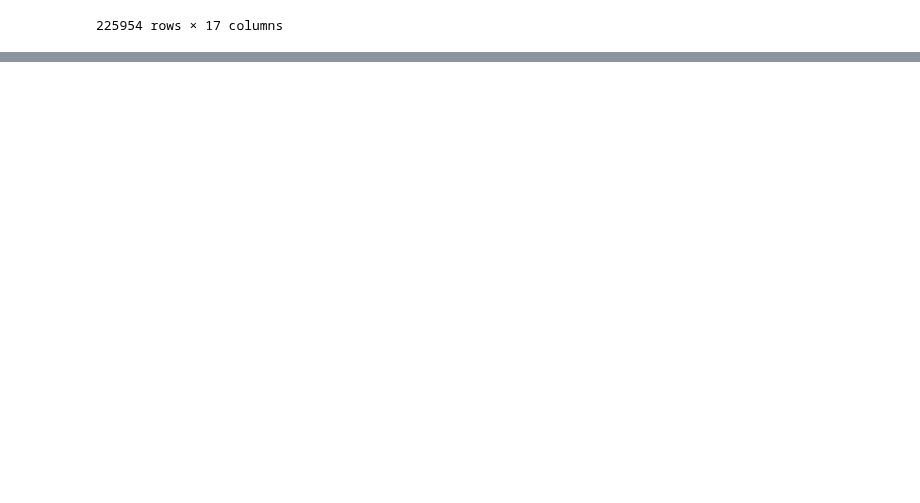
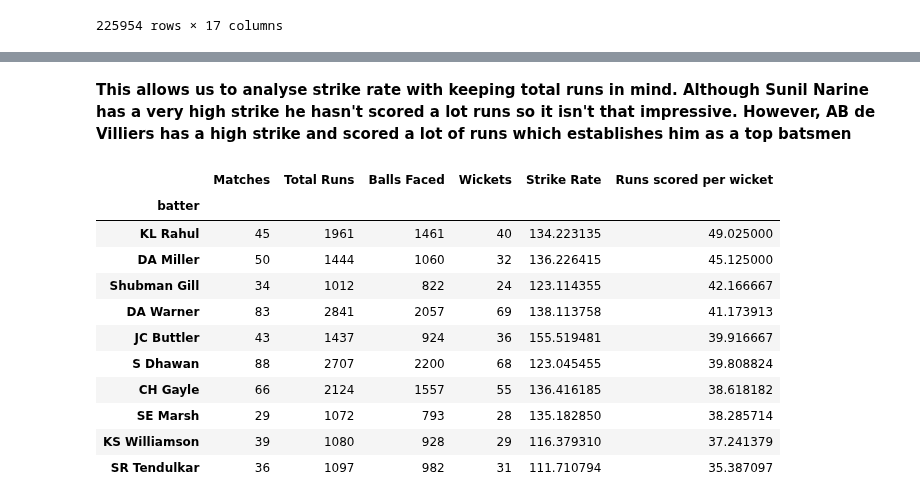
Before and after one commit to ubco-W2022T2-data301/project-group-group60, a Jupyter notebook: analysis/analysis1.ipynb, the cells around one changed output, grey strips where cells are left out. Drawn from its saved outputs; the diff is of its cells as text; code cells hidden in the pictures; blank space fills up the shorter version.

```diff
--- a/analysis/analysis1.ipynb
+++ b/analysis/analysis1.ipynb
@@ -44,0 +108,33 @@ matches
+# %% [markdown]
+**This allows us to analyse strike rate with keeping total runs in mind. Although Sunil Narine has a very high strike he hasn't scored a lot runs so it isn't that impressive. However, AB de Villiers has a high strike and scored a lot of runs which establishes him as a top batsmen**
+# %%
+df2 = ball_by_ball[ball_by_ball['innings'] >1]
+batsman_group1 = df2.groupby('batter')
+matches1 = batsman_group1['ID'].nunique()
+total_runs1 = batsman_group1['batsman_run'].sum()
+total_balls_faced1 = batsman_group1['ballnumber'].count()
+Wickets1 = batsman_group1['isWicketDelivery'].sum()
+batsman_stats1 = pd.concat([matches1,total_runs1, total_balls_faced1,Wickets1], axis=1)
+new_column_names1 = {'ID':'Matches','batsman_run': 'Total Runs',
+                    'ballnumber': 'Balls Faced'
+                   , 'isWicketDelivery': 'Wickets'}
+batsman_stats1 = batsman_stats1.rename(columns=new_column_names1)
+description1 = batsman_stats1.describe(include='all')
+batsman_stats1 = batsman_stats1[batsman_stats1['Total Runs'] >= 1000]
+batsman_stats1['Strike Rate'] = batsman_stats1['Total Runs'] / batsman_stats1['Balls Faced'] * 100
+batsman_stats1['Runs scored per wicket']= batsman_stats1['Total Runs'] / batsman_stats1['Wickets']
+batsman_stats1 = batsman_stats1.sort_values('Runs scored per wicket',ascending=False)
+batsman_stats1.head(10)
+# %% [output]
+|  | Matches | Total Runs | Balls Faced | Wickets | Strike Rate | Runs scored per wicket |
+| batter |  |  |  |  |  |  |
+| KL Rahul | 45 | 1961 | 1461 | 40 | 134.223135 | 49.025000 |
+| DA Miller | 50 | 1444 | 1060 | 32 | 136.226415 | 45.125000 |
+| Shubman Gill | 34 | 1012 | 822 | 24 | 123.114355 | 42.166667 |
+| DA Warner | 83 | 2841 | 2057 | 69 | 138.113758 | 41.173913 |
+| JC Buttler | 43 | 1437 | 924 | 36 | 155.519481 | 39.916667 |
+| S Dhawan | 88 | 2707 | 2200 | 68 | 123.045455 | 39.808824 |
+| CH Gayle | 66 | 2124 | 1557 | 55 | 136.416185 | 38.618182 |
+| SE Marsh | 29 | 1072 | 793 | 28 | 135.182850 | 38.285714 |
+| KS Williamson | 39 | 1080 | 928 | 29 | 116.379310 | 37.241379 |
+| SR Tendulkar | 36 | 1097 | 982 | 31 | 111.710794 | 35.387097 |
```
Also changed, not shown: parts of 13 cells of this notebook, 1 other file.
